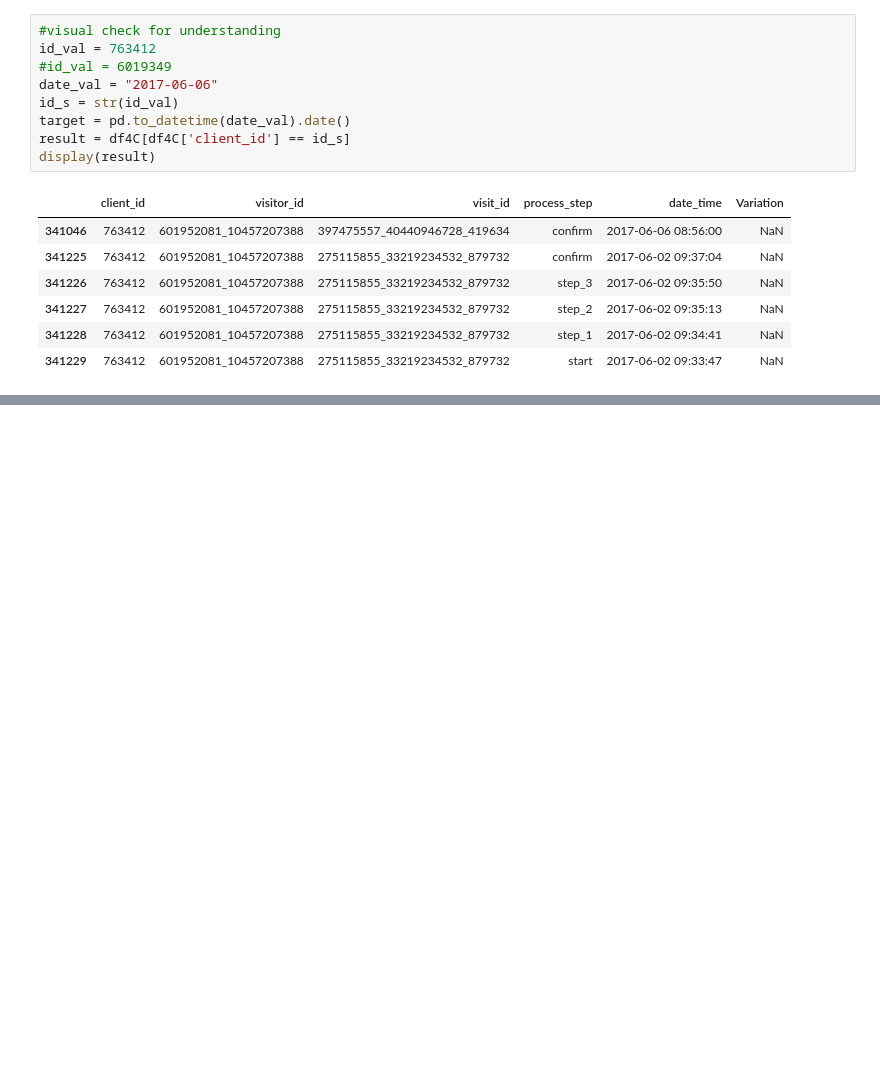
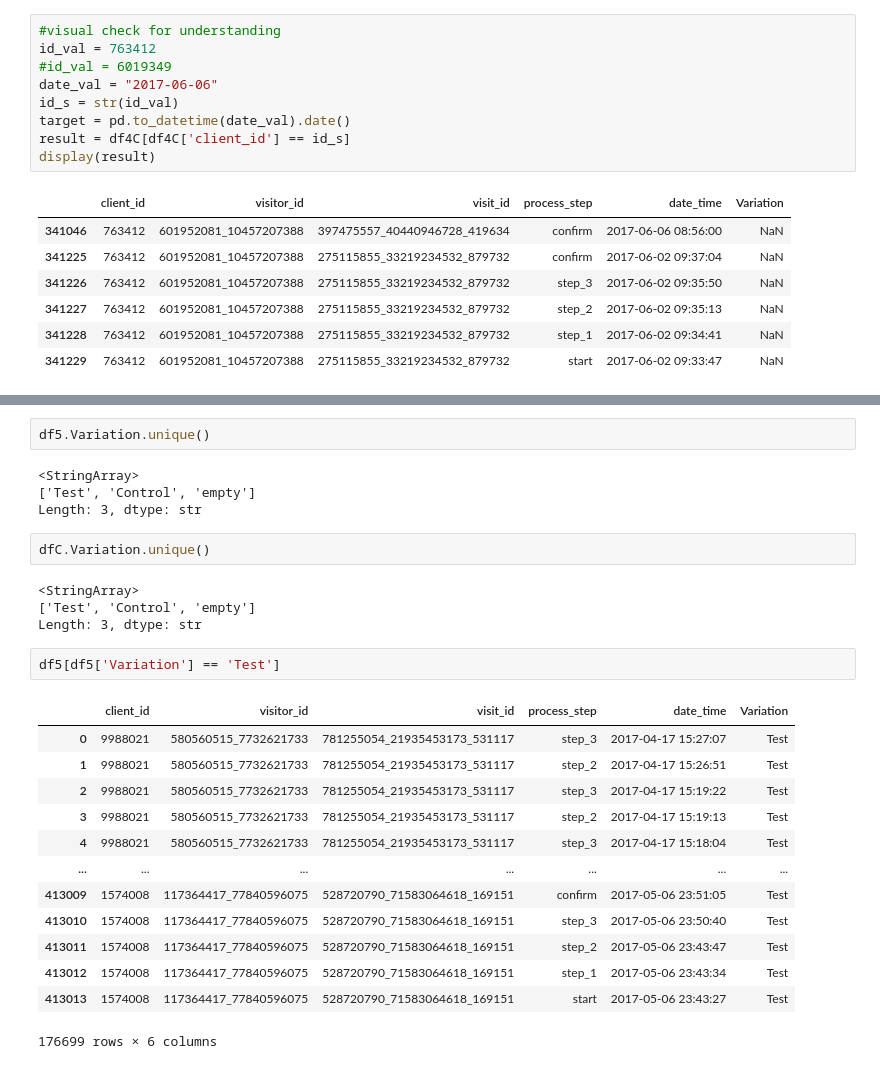
Before and after one commit to bloodnickel/project_2, a Jupyter notebook: 2_Python_Notebook/mykyta.ipynb, the cells around one changed output, grey strips where cells are left out. Saved outputs shown, nothing was run; the diff lists cells and outputs as text; blank space fills up the shorter version.

```diff
--- a/2_Python_Notebook/mykyta.ipynb
+++ b/2_Python_Notebook/mykyta.ipynb
@@ -220,0 +253,28 @@ dfC.duplicated
+# %%
+df5.Variation.unique()
+# %% [output]
+<StringArray>
+['Test', 'Control', 'empty']
+Length: 3, dtype: str
+# %%
+dfC.Variation.unique()
+# %% [output]
+<StringArray>
+['Test', 'Control', 'empty']
+Length: 3, dtype: str
+# %%
+df5[df5['Variation'] == 'Test']
+# %% [output]
+|  | client_id | visitor_id | visit_id | process_step | date_time | Variation |
+| 0 | 9988021 | 580560515_7732621733 | 781255054_21935453173_531117 | step_3 | 2017-04-17 15:27:07 | Test |
+| 1 | 9988021 | 580560515_7732621733 | 781255054_21935453173_531117 | step_2 | 2017-04-17 15:26:51 | Test |
+| 2 | 9988021 | 580560515_7732621733 | 781255054_21935453173_531117 | step_3 | 2017-04-17 15:19:22 | Test |
+| 3 | 9988021 | 580560515_7732621733 | 781255054_21935453173_531117 | step_2 | 2017-04-17 15:19:13 | Test |
+| 4 | 9988021 | 580560515_7732621733 | 781255054_21935453173_531117 | step_3 | 2017-04-17 15:18:04 | Test |
+| ... | ... | ... | ... | ... | ... | ... |
+| 413009 | 1574008 | 117364417_77840596075 | 528720790_71583064618_169151 | confirm | 2017-05-06 23:51:05 | Test |
+| 413010 | 1574008 | 117364417_77840596075 | 528720790_71583064618_169151 | step_3 | 2017-05-06 23:50:40 | Test |
+| 413011 | 1574008 | 117364417_77840596075 | 528720790_71583064618_169151 | step_2 | 2017-05-06 23:43:47 | Test |
+| 413012 | 1574008 | 117364417_77840596075 | 528720790_71583064618_169151 | step_1 | 2017-05-06 23:43:34 | Test |
+| 413013 | 1574008 | 117364417_77840596075 | 528720790_71583064618_169151 | start | 2017-05-06 23:43:27 | Test |
+176699 rows × 6 columns
```
Also changed, not shown: parts of 5 cells of this notebook, 1 other file.
